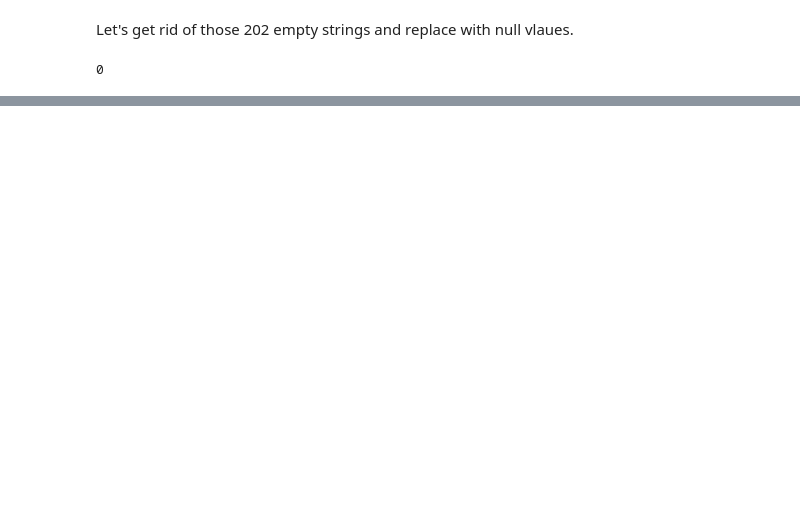
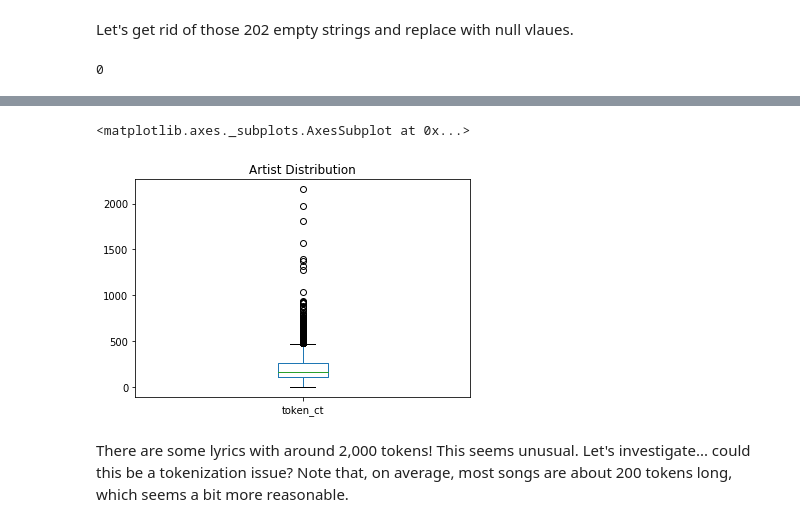
Before and after one commit to Data-Science-for-Linguists-2022/Outsider-Music-Linguistic-Analysis, a Jupyter notebook: scripts_&_analysis/3_data_cleaning_and_exploration.ipynb, the cells around one changed output, grey strips where cells are left out. Cells and saved outputs as stored; diff of their text form; code cells hidden in the pictures; blank space fills up the shorter version.

Commit message:
Began token analysis

```diff
--- a/scripts_&_analysis/3_data_cleaning_and_exploration.ipynb
+++ b/scripts_&_analysis/3_data_cleaning_and_exploration.ipynb
@@ -158,0 +495,9 @@ lyricsdf.tail()
+# %%
+# They're all the same string, so:
+lyricsdf.lyrics = lyricsdf.lyrics.replace("Transcription in progress by Viper Crackposting admins", None)
+# %%
+i=0
+while i != len(lyricsdf):
+    x = re.findall(r"Transcription", lyricsdf.lyrics[i])
+    if x: print(x)
+    i = i+1
@@ -158,0 +511,5 @@ lyricsdf.tail()
+# %%
+# rudimentary tokenization -- lower beforehand for now--I'll fix this next time if I notice it's messing things up
+lyricsdf["tokens"] = lyricsdf.lyrics.map(lambda x: x.lower())
+lyricsdf.tokens = lyricsdf.tokens.map(lambda x: nltk.word_tokenize(x))
+lyricsdf.head()
@@ -158,0 +523,5 @@ lyricsdf.tail()
+# %%
+lyricsdf["token_ct"] = lyricsdf.tokens.map(len)
+lyricsdf["type_ct"] = lyricsdf.tokens.map(lambda x: len(set(x)))
+lyricsdf["TTR"] = lyricsdf.type_ct / lyricsdf.token_ct
+lyricsdf.head()
@@ -158,0 +547,8 @@ lyricsdf.tail()
+# %%
+# Let's take a quick look at the token_ct distribution
+lyricsdf.token_ct.plot(kind = "box", rot=0, title = "Artist Distribution")
+# %% [output]
+<matplotlib.axes._subplots.AxesSubplot at 0x...>
+[figure, added]
+# %% [markdown]
+There are some lyrics with around 2,000 tokens!  This seems unusual.  Let's investigate... could this be a tokenization issue?  Note that, on average, most songs are about 200 tokens long, which seems a bit more reasonable.
```
Also changed, not shown: parts of 59 cells of this notebook.
